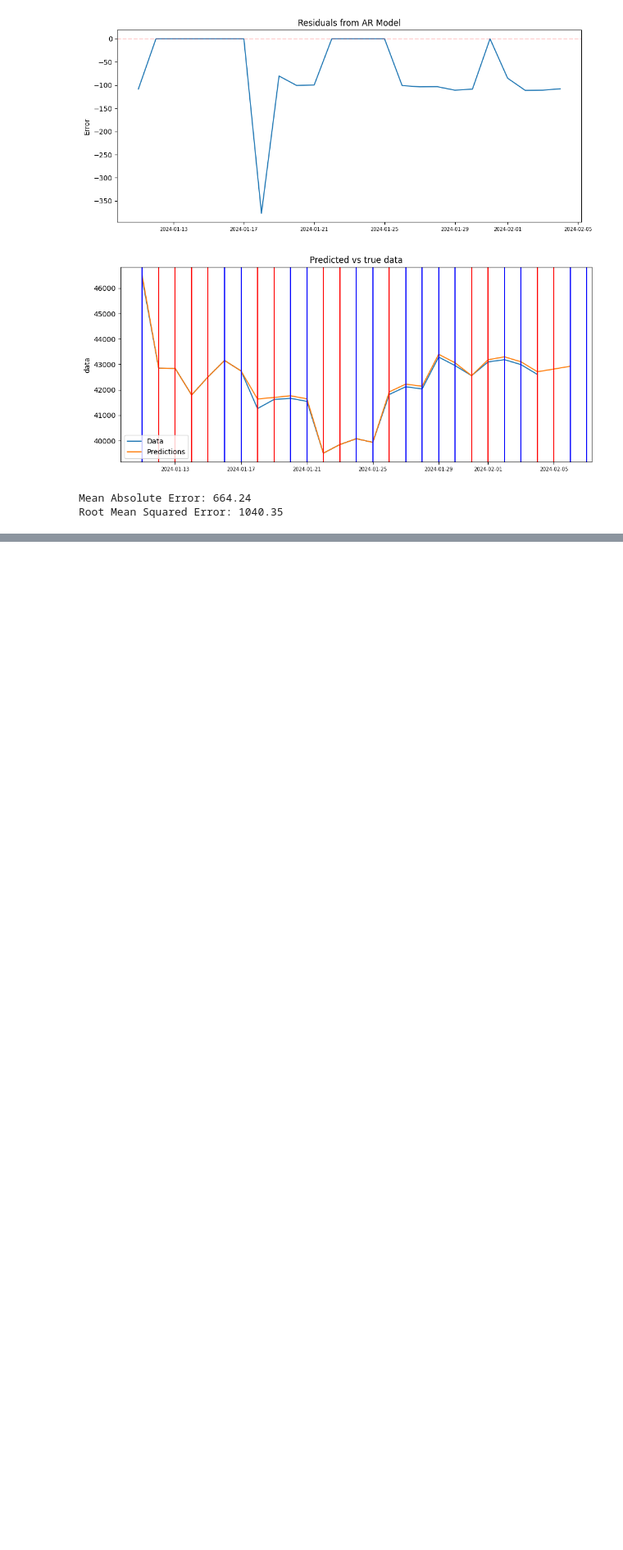
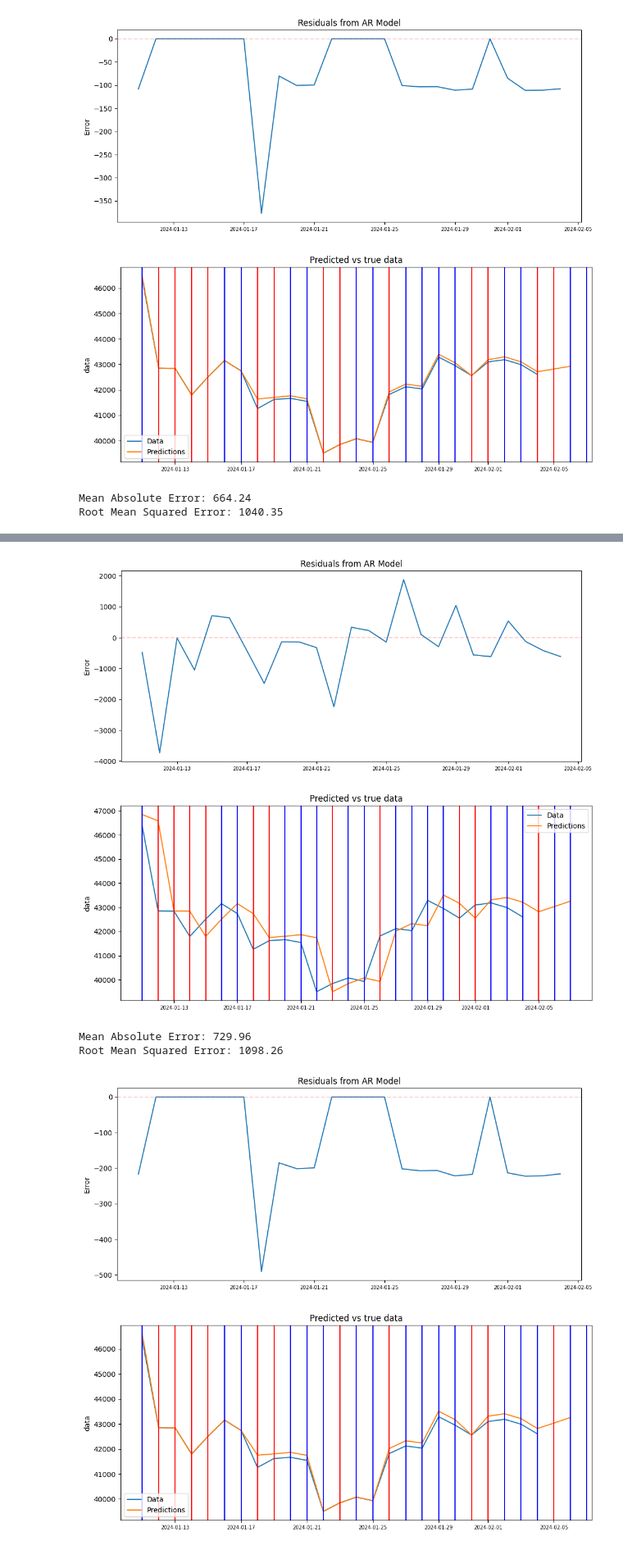
Before and after one commit to kirillsaidov/tm_forecast, a Jupyter notebook: src/tm_simulations.ipynb, the cells around one changed output, grey strips where cells are left out. Shown: that part at 82% size. Drawn from its saved outputs; the diff is of its cells as text; code cells hidden in the pictures; blank space fills up the shorter version.

```diff
--- a/src/tm_simulations.ipynb
+++ b/src/tm_simulations.ipynb
@@ -550,0 +732,10 @@ Root Mean Squared Error: 1040.35
+# %%
+tm_plot_report(df_sim_true, df_predictions, df_logs, figsize=(12, 5))
+tm_plot_report(df_sim_true, df_predictions, df_logs, figsize=(12, 5), shifted=True)
+# %% [output]
+[figure, added]
+[figure, added]
+Mean Absolute Error: 729.96
+Root Mean Squared Error: 1098.26
+[figure, added]
+[figure, added]
```
Also changed, not shown: parts of 11 cells of this notebook.
